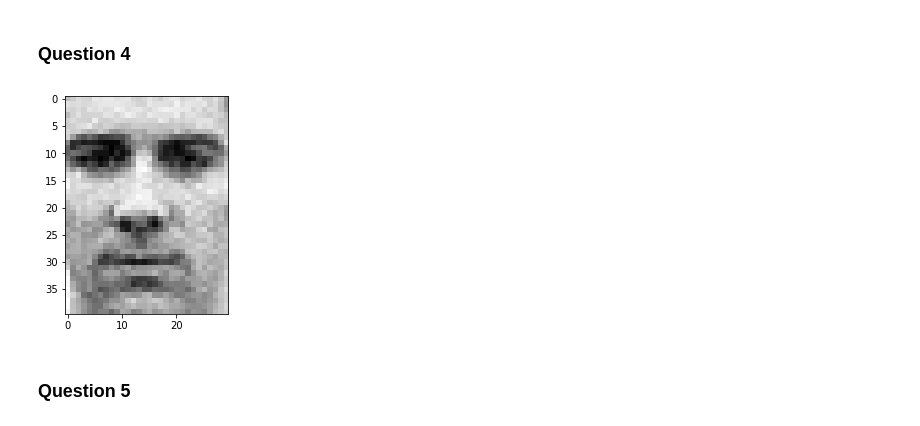
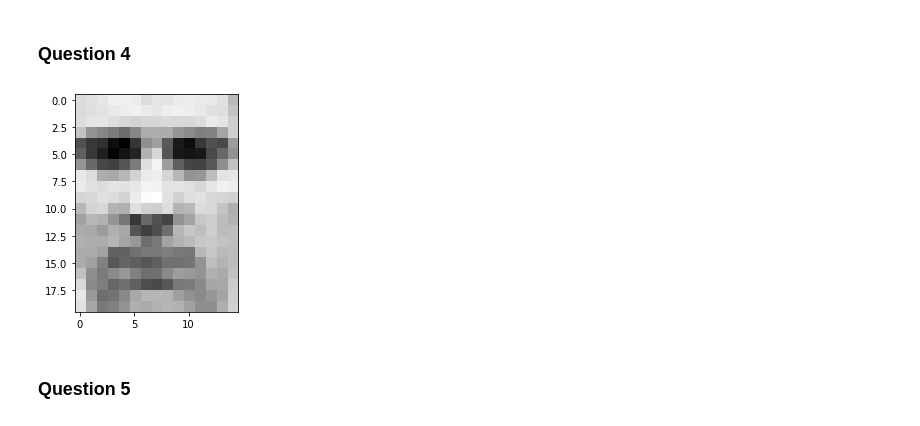
Before and after one commit to ricky-ma/CPSC425-Computer-Vision, a Jupyter notebook: A2/Assignment2.ipynb, the cells around one changed output. Cells and saved outputs as stored; diff of their text form; code cells hidden in the pictures.

```diff
--- a/A2/Assignment2.ipynb
+++ b/A2/Assignment2.ipynb
@@ -12,32 +13,33 @@ import matplotlib.pyplot as plt
 # %% [markdown]
 ### Question 2
 # %%
-def make_pyramid(image, minsize):
+def make_gaussian_pyramid(image, scale, minsize):
     # initial image and dimensions
-    pyramid = [image]
-    width, height = image.size
-
+    if np.array(image).ndim == 3:
+        sigma = (1/(2*scale),1/(2*scale),0)
+    else:
+        sigma = 1/(2*scale)
+    gauss_img = Image.fromarray(gaussian_filter(np.array(image), sigma=sigma))
+    pyramid = [gauss_img]
     # while both h,w are larger than minsize
-    while height >= minsize and width >= minsize:
-        # resize image w/ 0.75 scale using bicubic interpolation
-        dim = (int(width*0.75), int(height*0.75))
-        image = image.resize(dim, Image.BICUBIC)
-        # update new height and width
-        width, height = image.size
-        # add resized image to pyramid
-        pyramid.append(image)
-
+    while gauss_img.height >= minsize and gauss_img.width >= minsize:
+        # resize image w/ scale using bicubic interpolation
+        dim = (int(gauss_img.width*scale), int(gauss_img.height*scale))
+        gauss_img = gauss_img.resize(dim, Image.BICUBIC)
+        # apply smoothing filter and add to pyramid
+        gauss_img = Image.fromarray(gaussian_filter(np.array(gauss_img), sigma=sigma))
+        pyramid.append(gauss_img)
     return pyramid
 # %% [markdown]
 ### Question 3
 # %%
-def show_pyramid(pyramid):
+def show_gaussian_pyramid(pyramid):
     # set height and width of pyramid image
-    height = pyramid[0].size[1]
+    height = pyramid[0].height
     widths = []
     for img in pyramid:
-        widths.append(img.size[0])
-    collage = Image.new("L", (sum(widths), height), 255)
+        widths.append(img.width)
+    collage = Image.new("RGB", (sum(widths), height), (255,255,255))
 
     for idx,img in enumerate(pyramid):
         # offset by sum of prev widths
@@ -46,12 +48,12 @@ def show_pyramid(pyramid):
         collage.paste(img, (offset_x, 0))
 
     # show the pyramid image
-    plt.imshow(collage, cmap="gray")
+    plt.imshow(collage)
     plt.show()
 
 image = Image.open("faces/students.jpg")
-pyramid = make_pyramid(image, 100)
-show_pyramid(pyramid)
+pyramid = make_gaussian_pyramid(image, 0.75, 100)
+show_gaussian_pyramid(pyramid)
 # %% [output]
 [figure]
 # %% [markdown]
@@ -73,34 +75,34 @@ def find_template(pyramid, template, threshold):
         for x in range(img.width):
             for y in range(img.height):
                 # check its value against the threshold
                 if ncc_array[y][x] > threshold:
                     # append to face_points if above given threshold
                     face_points.append((x/(0.75**idx), y/(0.75**idx)))
     return face_points
 
 def draw_bounding_boxes(image,face_points):
     # convert image to RGB for red box
     image = image.convert("RGB")
     # make 20x25 rectangles around face points
     for p in face_points:
         draw = ImageDraw.Draw(image)
         x1 = p[0]-20
         x2 = p[0]+20
         y1 = p[1]-25
         y2 = p[1]+25
         draw.line((x1,y1,x1,y2),fill="red",width=2)
         draw.line((x2,y1,x2,y2),fill="red",width=2)
         draw.line((x1,y1,x2,y1),fill="red",width=2)
         draw.line((x1,y2,x2,y2),fill="red",width=2)
         del draw
     # show image
     plt.imshow(image)
     plt.show()
 
-template15 = create_template(30)
+template15 = create_template(15)
 plt.imshow(template15, cmap="gray")
 plt.show()
 # %% [output]
-[figure, old version]
+[figure, new version]
 # %% [markdown]
 ### Question 5
```
Also changed, not shown: parts of 21 cells of this notebook, 3 other files.
